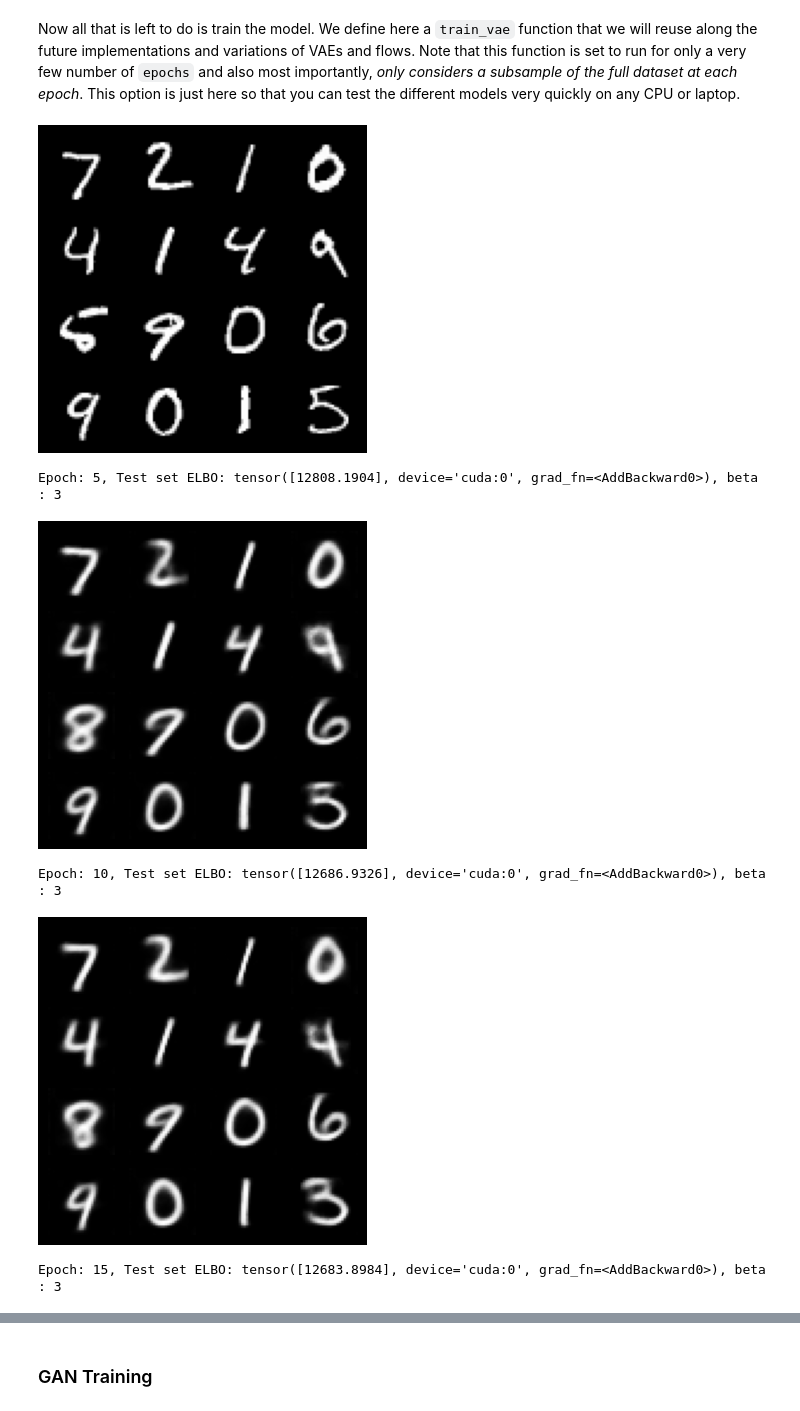
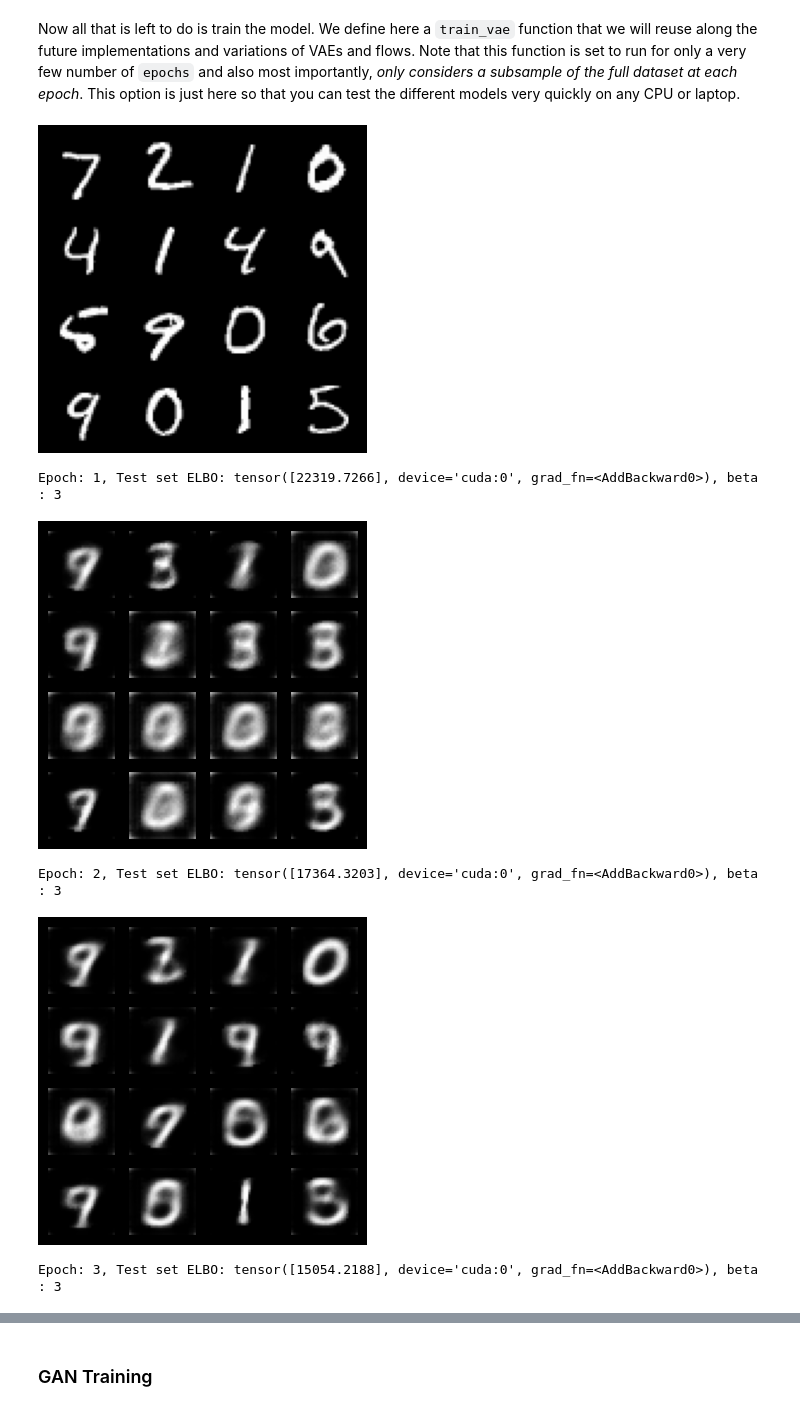
Before and after one commit to gbittencourt/ATIAM2022-timbre-transfer, a Jupyter notebook: Notebooks/VAE_mnist_PELADEAU_Come.ipynb, the cells around one changed output, grey strips where cells are left out. Drawn from its saved outputs; the diff is of its cells as text; code cells hidden in the pictures.

```diff
--- a/Notebooks/VAE_mnist_PELADEAU_Come.ipynb
+++ b/Notebooks/VAE_mnist_PELADEAU_Come.ipynb
@@ -136,6 +136,8 @@ num_classes = 1
 n_hidden = 512
 n_latent = 4
 # Compute input dimensionality
+imgs_test, labels = next(iter(test_loader))
+
 nin = imgs_test.shape[2] * imgs_test.shape[3]
 # Construct encoder and decoder
 #encoder, decoder = construct_encoder_decoder(nin, n_hidden = n_hidden, n_latent = n_latent, n_classes = num_classes,conv_channels = 5)
@@ -177,40 +179,40 @@ N_warm_up = 15
 beta_end = 3
 
 
-epochs=50
+epochs=20
 test_sample = imgs_test[0:16, :, :, :].to(device)
 
 fig = plt.figure(figsize=(4, 4))
 for i in range(test_sample.shape[0]):
     plt.subplot(4, 4, i + 1)
     plt.imshow(imgs_test[i, 0, :, :].cpu().detach(), cmap='gray')
     plt.axis('off')
 # Tight_layout minimizes the overlap between 2 sub-plots
 #plt.savefig('image_at_epoch_{:04d}.png'.format(epoch))
 plt.show()
 if train:
     for epoch in range(1, epochs + 1):
         full_loss = torch.Tensor([0]).to(device)
         if trainBeta and epoch<N_warm_up:
             beta = beta_end*epoch/N_warm_up
         else:
             beta = beta_end
         # Forward pass: compute predicted y by passing x to the model.
         for i, (x, _) in enumerate(train_loader):
             full_loss += train_step_beta(model, x, optimizer, beta)
         #for i, (x, _) in enumerate(valid_loader):
         #    train_step(model, x, optimizer)
-        if epoch%5==0:
+        if epoch%1==0:
             print('Epoch: {}, Test set ELBO: {}, beta : {}'.format(epoch, full_loss, beta))
             #grid = torchvision.utils.make_grid(test_sample)
             #writer.add_image('images', grid, 0)
             #writer.add_image(test_sample, test_sample)
             #writer.close()
             generate_and_save_images(model, epoch, test_sample)
 # %% [output]
 [figure]
-Epoch: 5, Test set ELBO: tensor([12808.1904], device='cuda:0', grad_fn=<AddBackward0>), beta : 3
+Epoch: 1, Test set ELBO: tensor([22319.7266], device='cuda:0', grad_fn=<AddBackward0>), beta : 3
-[figure, old version]
+[figure, new version]
-Epoch: 10, Test set ELBO: tensor([12686.9326], device='cuda:0', grad_fn=<AddBackward0>), beta : 3
+Epoch: 2, Test set ELBO: tensor([17364.3203], device='cuda:0', grad_fn=<AddBackward0>), beta : 3
-[figure, old version]
+[figure, new version]
-Epoch: 15, Test set ELBO: tensor([12683.8984], device='cuda:0', grad_fn=<AddBackward0>), beta : 3
+Epoch: 3, Test set ELBO: tensor([15054.2188], device='cuda:0', grad_fn=<AddBackward0>), beta : 3
```
Also changed, not shown: parts of 10 cells of this notebook, 7 other files.
